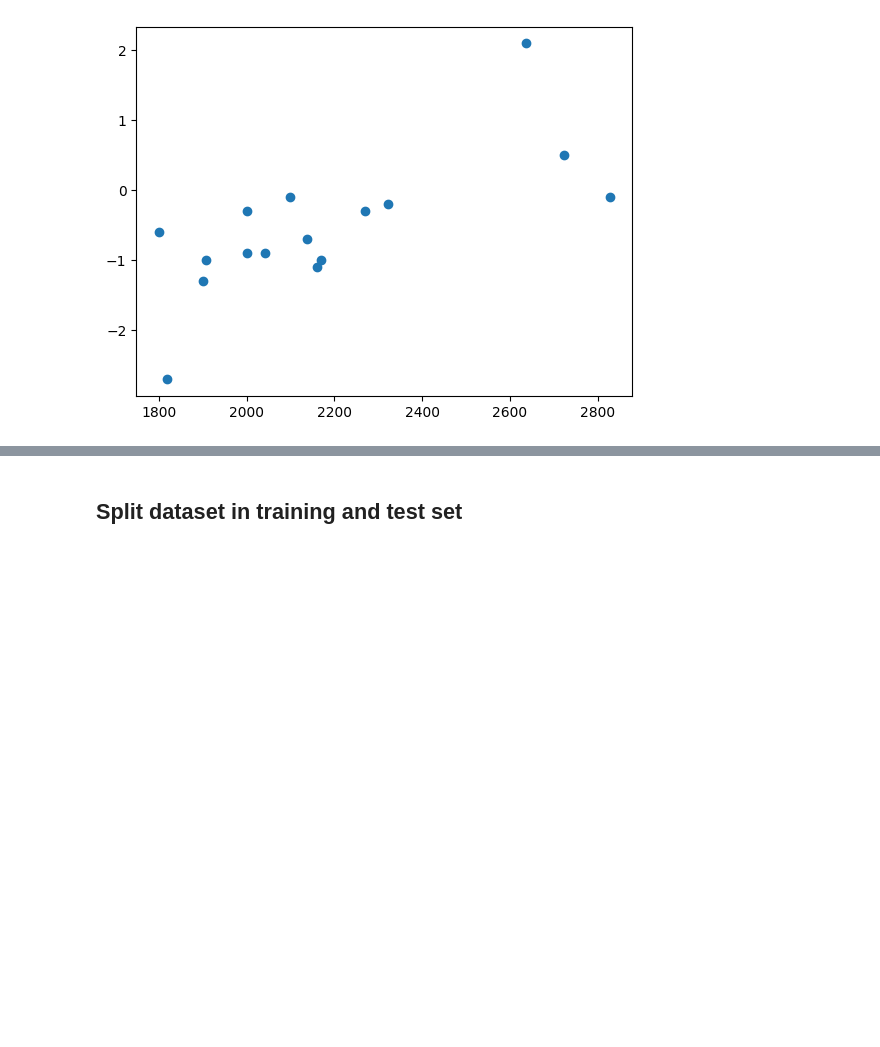
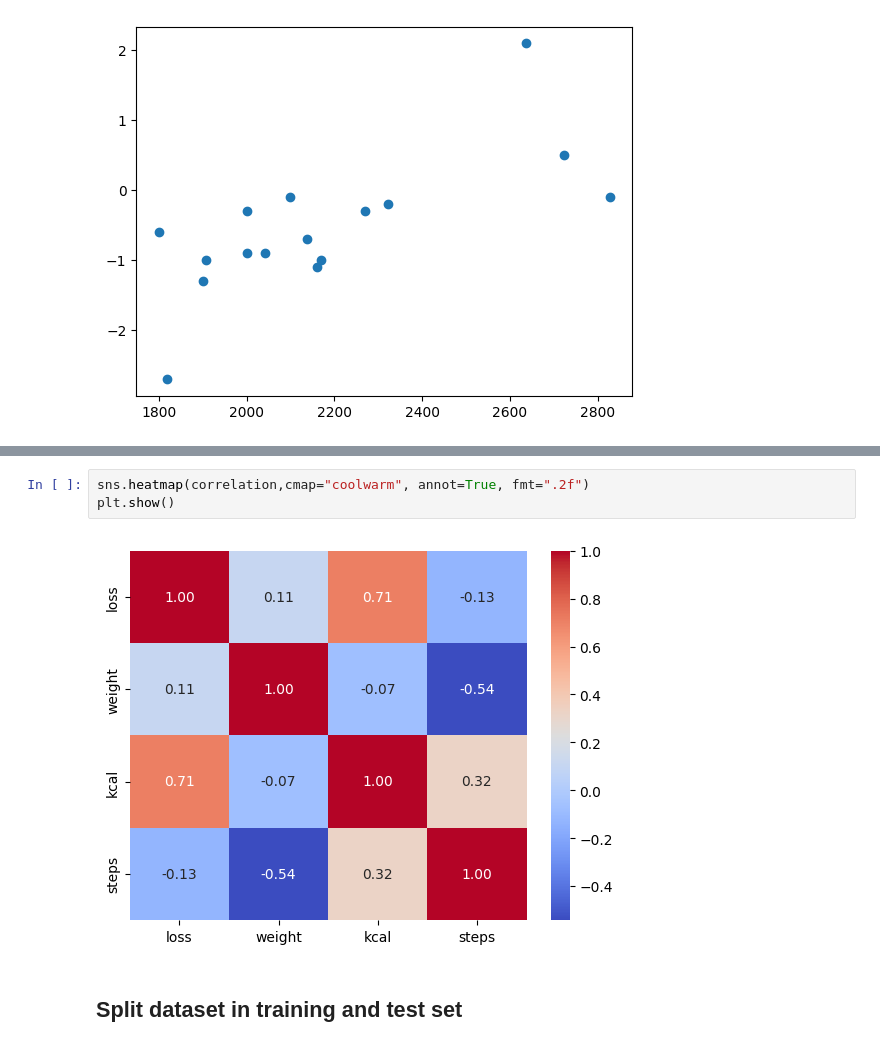
Before and after one commit to alfir0n/ML, a Jupyter notebook: src/multiple_linear_regression/weight_loss_prediction.ipynb, the cells around one changed output, grey strips where cells are left out. Drawn from its saved outputs; the diff is of its cells as text; blank space fills up the shorter version.

```diff
--- a/src/linear_regression/weight_loss_prediction.ipynb
+++ b/src/multiple_linear_regression/weight_loss_prediction.ipynb
@@ -166,3 +189,8 @@ plt.show()
+# %%
+sns.heatmap(correlation,cmap="coolwarm", annot=True, fmt=".2f")
+plt.show()
+# %% [output]
+[figure, added]
 # %% [markdown]
 ## Split dataset in training and test set
 # %%
```
Also changed, not shown: parts of 16 cells of this notebook, 7 other files.
